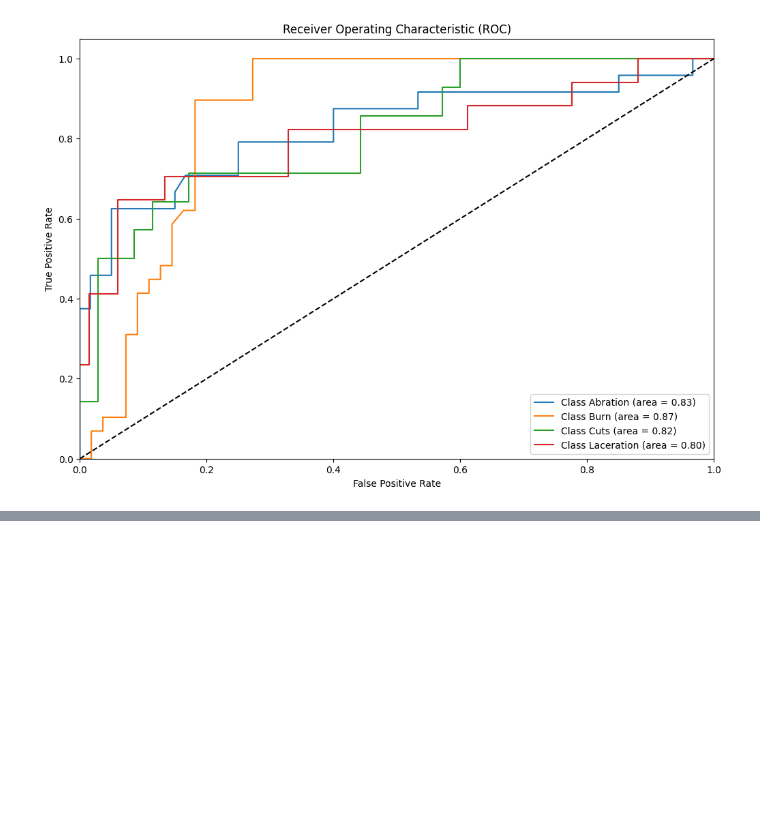
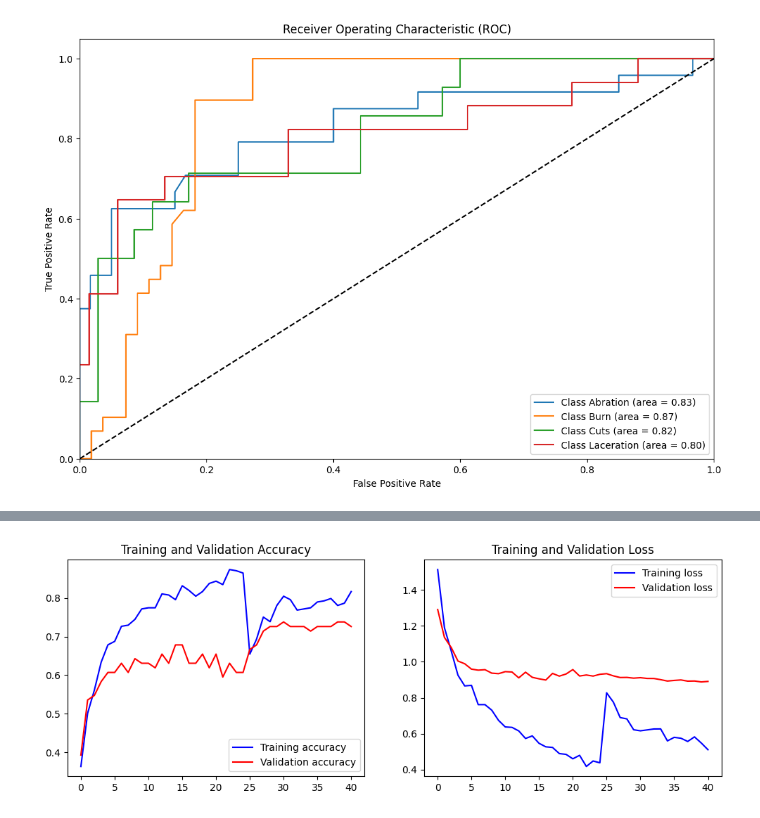
Before and after one commit to PranavkrishnaVadhyar/Data-augmentation-research, a Jupyter notebook: Transfer_learning.ipynb, the cells around one changed output, grey strips where cells are left out. Cells and saved outputs as stored; diff of their text form; code cells hidden in the pictures; blank space fills up the shorter version.

```diff
--- a/Transfer_learning.ipynb
+++ b/Transfer_learning.ipynb
@@ -245,0 +400,18 @@ model.save('my_model.keras')
+# %%
+# Load MobileNetV2 pre-trained model
+base_model = MobileNetV2(weights='imagenet', include_top=False, input_shape=(224, 224, 3))
+
+# Add custom head for classification
+x = GlobalAveragePooling2D()(base_model.output)
+x = Dense(1024, activation='relu')(x)
+predictions = Dense(len(label_encoder.classes_), activation='softmax')(x)
+
+# Combine base model with custom head
+model = Model(inputs=base_model.input, outputs=predictions)
+
+# Freeze base layers and train only custom head
+for layer in base_model.layers:
+    layer.trainable = False
+
+# Compile the model
+model.compile(optimizer=Adam(learning_rate=1e-4), loss='categorical_crossentropy', metrics=['accuracy'])
@@ -245,0 +510,27 @@ model.save('my_model.keras')
+# %%
+# Plot learning curves
+def plot_learning_curves(history, history_finetune):
+    acc = history.history['accuracy'] + history_finetune.history['accuracy']
+    val_acc = history.history['val_accuracy'] + history_finetune.history['val_accuracy']
+    loss = history.history['loss'] + history_finetune.history['loss']
+    val_loss = history.history['val_loss'] + history_finetune.history['val_loss']
+    epochs = range(len(acc))
+
+    plt.figure(figsize=(12, 4))
+    plt.subplot(1, 2, 1)
+    plt.plot(epochs, acc, 'b', label='Training accuracy')
+    plt.plot(epochs, val_acc, 'r', label='Validation accuracy')
+    plt.title('Training and Validation Accuracy')
+    plt.legend()
+
+    plt.subplot(1, 2, 2)
+    plt.plot(epochs, loss, 'b', label='Training loss')
+    plt.plot(epochs, val_loss, 'r', label='Validation loss')
+    plt.title('Training and Validation Loss')
+    plt.legend()
+
+    plt.show()
+
+plot_learning_curves(history, history_finetune)
+# %% [output]
+[figure, added]
```
Also changed, not shown: parts of 18 cells of this notebook.
